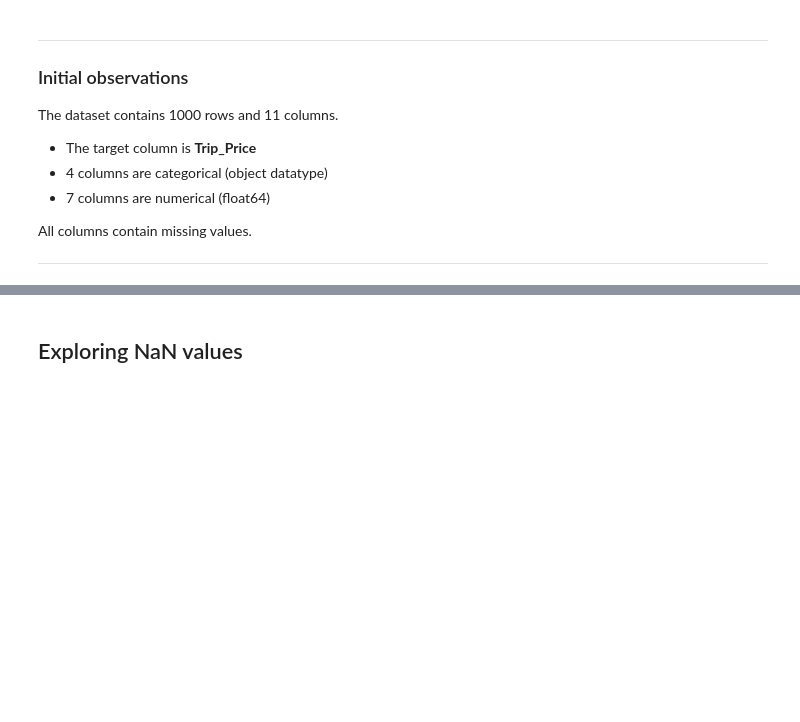
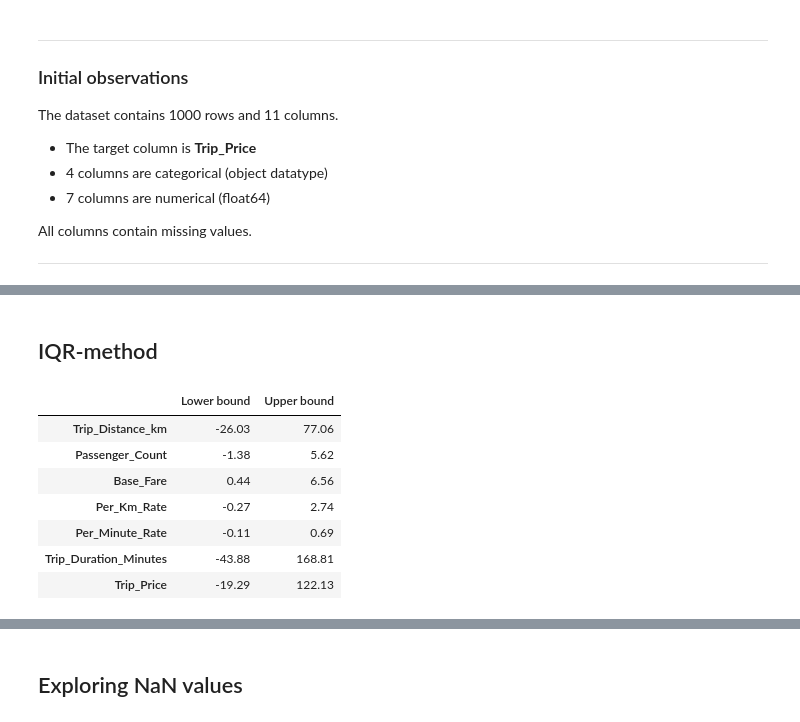
Before and after one commit to Josefin3647/taxi_prediction_fullstack_josefin, a Jupyter notebook: src/taxipred/model_development/eda.ipynb, the cells around one changed output, grey strips where cells are left out. Cells and saved outputs as stored; diff of their text form; code cells hidden in the pictures; blank space fills up the shorter version.

```diff
--- a/src/taxipred/model_development/eda.ipynb
+++ b/src/taxipred/model_development/eda.ipynb
@@ -63,0 +77,29 @@ All columns contain missing values.
+# %% [markdown]
+## IQR-method
+# %%
+numerical_cols = df.select_dtypes(include="number").columns
+
+outlier_bounds = {}
+
+for col in numerical_cols:
+    Q1 = df[col].quantile(0.25)
+    Q3 = df[col].quantile(0.75)
+    IQR = Q3 - Q1
+
+    lower = Q1 - 1.5 * IQR
+    upper = Q3 + 1.5 * IQR
+
+    outlier_bounds[col] = (lower, upper)
+
+outlier_bounds_df = (pd.DataFrame(outlier_bounds).T.rename(columns={0: "Lower bound", 1: "Upper bound"}).round(2))
+
+outlier_bounds_df
+# %% [output]
+|  | Lower bound | Upper bound |
+| Trip_Distance_km | -26.03 | 77.06 |
+| Passenger_Count | -1.38 | 5.62 |
+| Base_Fare | 0.44 | 6.56 |
+| Per_Km_Rate | -0.27 | 2.74 |
+| Per_Minute_Rate | -0.11 | 0.69 |
+| Trip_Duration_Minutes | -43.88 | 168.81 |
+| Trip_Price | -19.29 | 122.13 |
```
Also changed, not shown: parts of 13 cells of this notebook.
